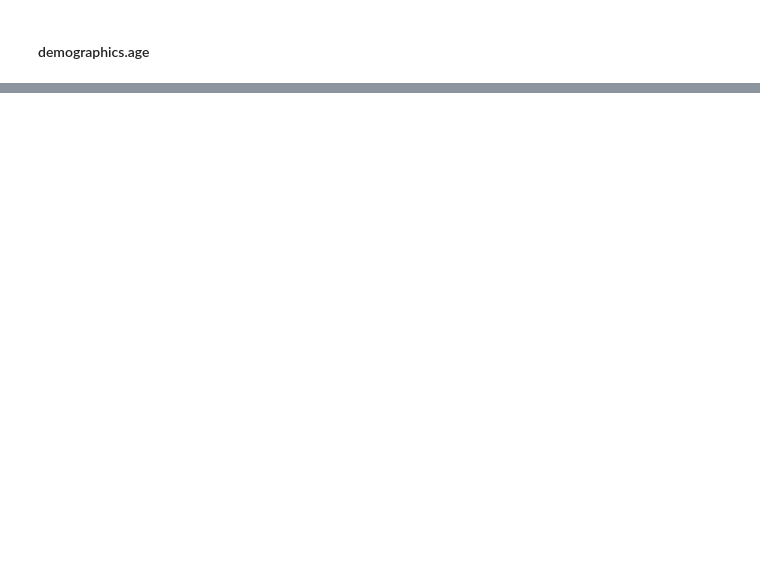
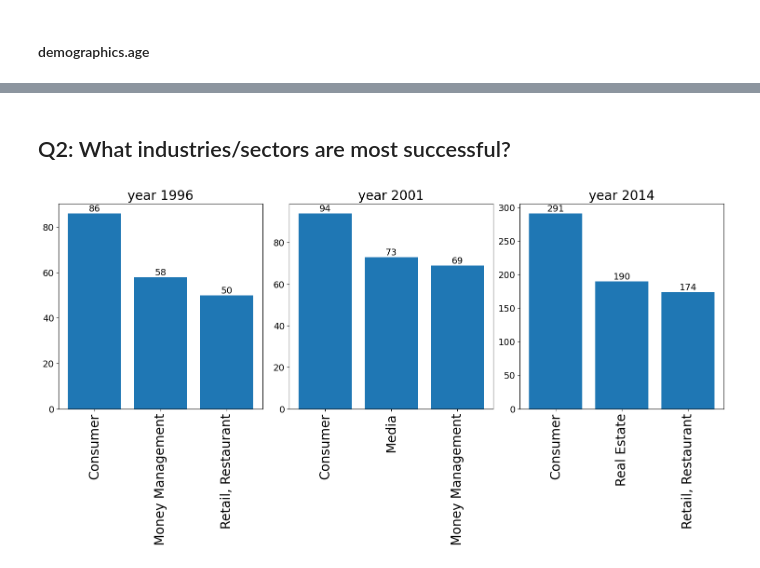
Before and after one commit to babakmahmoudian/billionaires, a Jupyter notebook: billionaires.ipynb, the cells around one changed output, grey strips where cells are left out. Saved outputs shown, nothing was run; the diff lists cells and outputs as text; code cells hidden in the pictures; blank space fills up the shorter version.

```diff
--- a/billionaires.ipynb
+++ b/billionaires.ipynb
@@ -554,0 +561,11 @@ df.loc[1065, ['demographics.age']] = 63
+# %%
+# grouping the dataframe by country
+df_grouped = df.groupby('year')['location.citizenship']
+
+top_tens = dict()
+for year, countries in df_grouped:
+    top_tens[year] = (countries.value_counts()
+                               .nlargest(10)
+                               .rename_axis('country')
+                               .reset_index(name='total'))
+    print(f"year: {year}\n{F_DIV}\n{top_tens[year]}\n")
@@ -554,0 +590,7 @@ df.loc[1065, ['demographics.age']] = 63
+# %%
+for year, top_ten in top_tens.items():
+    fig, ax = plt.subplots()
+    bars = ax.bar(top_ten['country'], top_ten['total'], )
+    ax.bar_label(bars)
+    plt.xticks(rotation=90)
+    plt.title(f"Top ten countries in year {year}")
@@ -554,0 +601,31 @@ df.loc[1065, ['demographics.age']] = 63
+# %% [markdown]
+## Q2: What industries/sectors are most successful?
+# %%
+cols = [
+    'year',
+    'wealth.how.industry',
+    'company.sector',
+]
+
+df_grouped = df[cols].groupby('year')
+df_industries = df_grouped['wealth.how.industry']
+df_sectors = df_grouped['company.sector']
+# %%
+fig, ax = plt.subplots(1, 3,constrained_layout=True, figsize=(15, 5))
+fig.tight_layout()
+subplot_idx = 0
+for year, industries in df_industries:
+    top_3 = (industries.value_counts()
+                       .rename_axis('industry')
+                       .reset_index(name='total')
+                       .head(3))
+    cur_ax = ax[subplot_idx]
+    subplot_idx += 1
+    bars = cur_ax.bar(top_3['industry'], top_3['total'])
+    cur_ax.bar_label(bars, size=14)
+    cur_ax.tick_params(axis='x', labelrotation=90)
+    cur_ax.set_title(f"year {year}", size=20)
+    cur_ax.tick_params(axis='x', which='major', labelsize=20)
+    cur_ax.tick_params(axis='y', which='major', labelsize=14)
+# %% [output]
+[figure, added]
```
Also changed, not shown: parts of 17 cells of this notebook.
